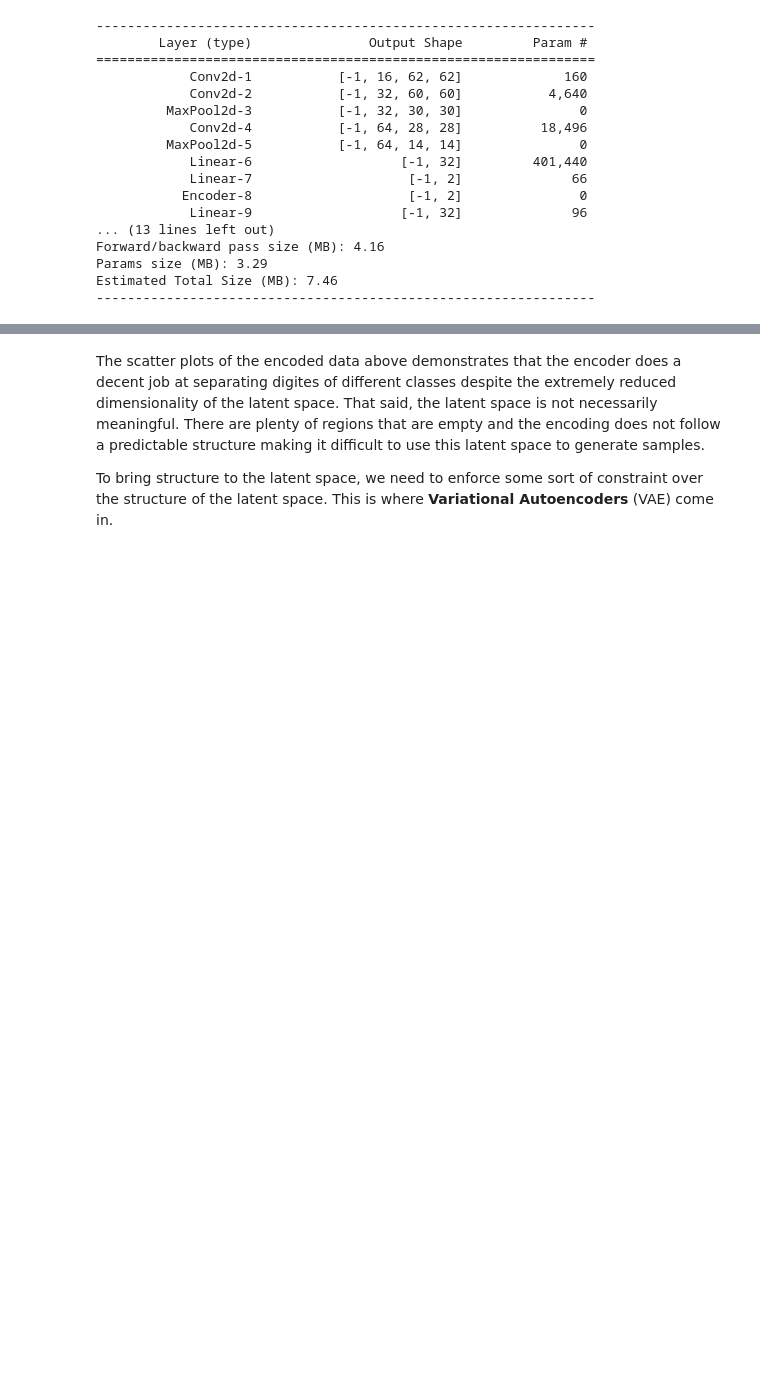
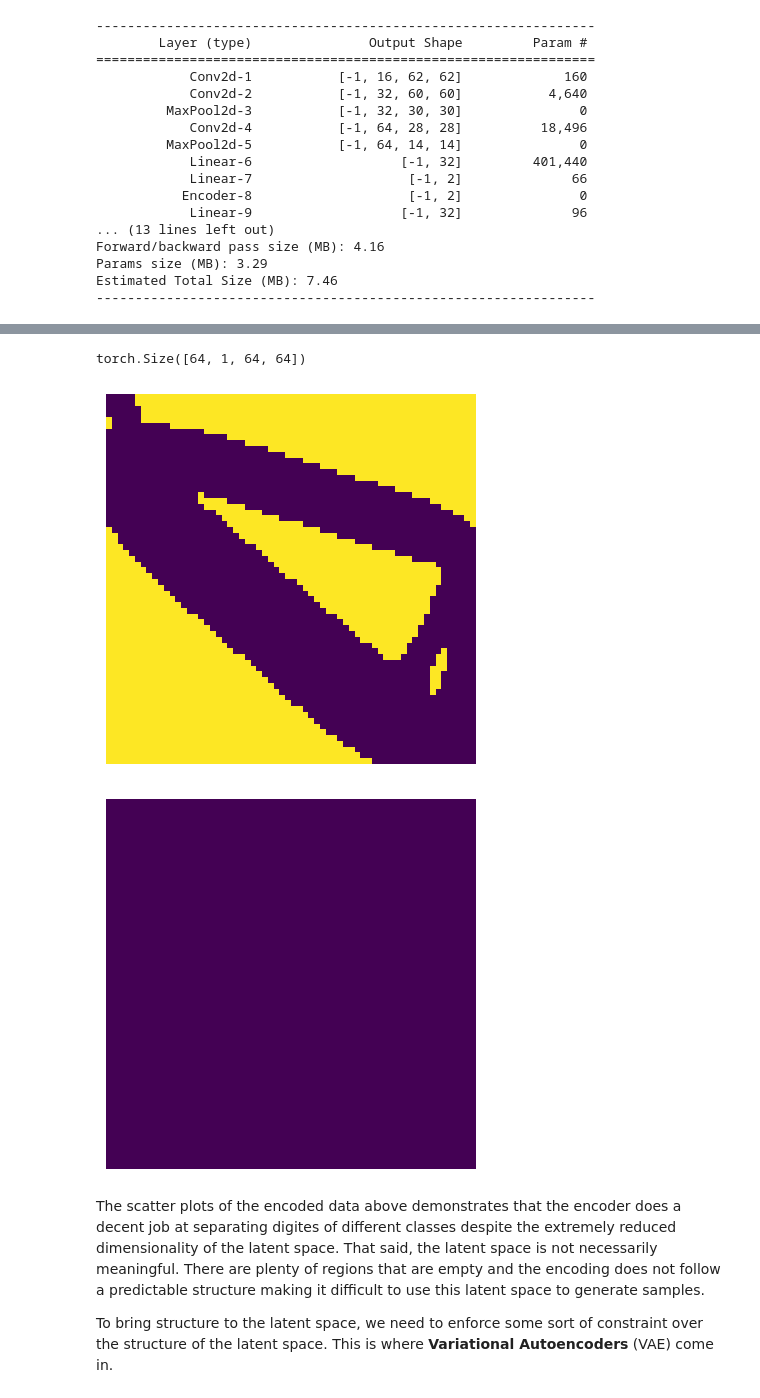
Before and after one commit to pitipatw/Fall23Project, a Jupyter notebook: src/pitipat/hello_vae.ipynb, the cells around one changed output, grey strips where cells are left out. Saved outputs shown, nothing was run; the diff lists cells and outputs as text; code cells hidden in the pictures; blank space fills up the shorter version.

```diff
--- a/src/pitipat/hello_vae.ipynb
+++ b/src/pitipat/hello_vae.ipynb
@@ -262,16 +263,16 @@ imgplot = plt.imshow(output[0][0].detach().cpu().numpy())
 # %%
-mnist_training_set = torchvision.datasets.MNIST(
-    "data", train=True, download=True, transform=torchvision.transforms.ToTensor())
-batch_size = 64
+# mnist_training_set = torchvision.datasets.MNIST(
+#     "data", train=True, download=True, transform=torchvision.transforms.ToTensor())
+# batch_size = 64
 
-training_dataloader = torch.utils.data.DataLoader(
-    mnist_training_set, shuffle=True, batch_size=batch_size
-)
+# training_dataloader = torch.utils.data.DataLoader(
+#     mnist_training_set, shuffle=True, batch_size=batch_size
+# )
 
-for j, (digit_images,_) in enumerate(training_dataloader):
-    optimizer.zero_grad() #reset the optimizer in every batch
-    # print(type(digit_images))
-    print(j)
-    print(np.array(digit_images).shape)
-    print(digit_images)
-    break
+# for j, (digit_images,_) in enumerate(training_dataloader):
+#     optimizer.zero_grad() #reset the optimizer in every batch
+#     # print(type(digit_images))
+#     print(j)
+#     print(np.array(digit_images).shape)
+#     print(digit_images)
+#     break
@@ -366,13 +367,18 @@ AutoEncoder(
 )
 # %%
-img_sample = next(iter(training_dataloader))[0].to(device)
+img_sample = next(iter(training_dataloader)).to(device)
+print(img_sample.shape)
 i = 10
-plt.imshow(img_sample.cpu()[i, 0])
+plt.imshow(img_sample[0][0].cpu())
 plt.axis("off")
 plt.show()
-plt.imshow(ae_model(img_sample).detach().cpu()[i, 0])
+plt.imshow(ae_model(img_sample)[0][0].detach().cpu())
 plt.axis("off")
 plt.show()
+# %% [output]
+torch.Size([64, 1, 64, 64])
+[figure, added]
+[figure, added]
 # %%
 def get_all_encodings(model, dataloader):
     all_encoded = []
```
Also changed, not shown: parts of 10 cells of this notebook.
